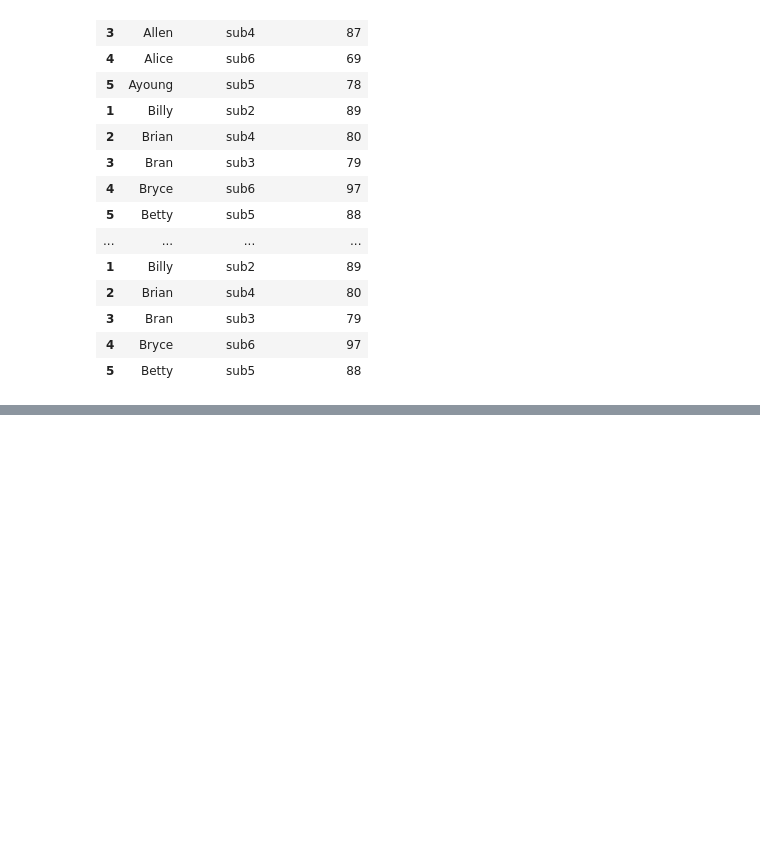
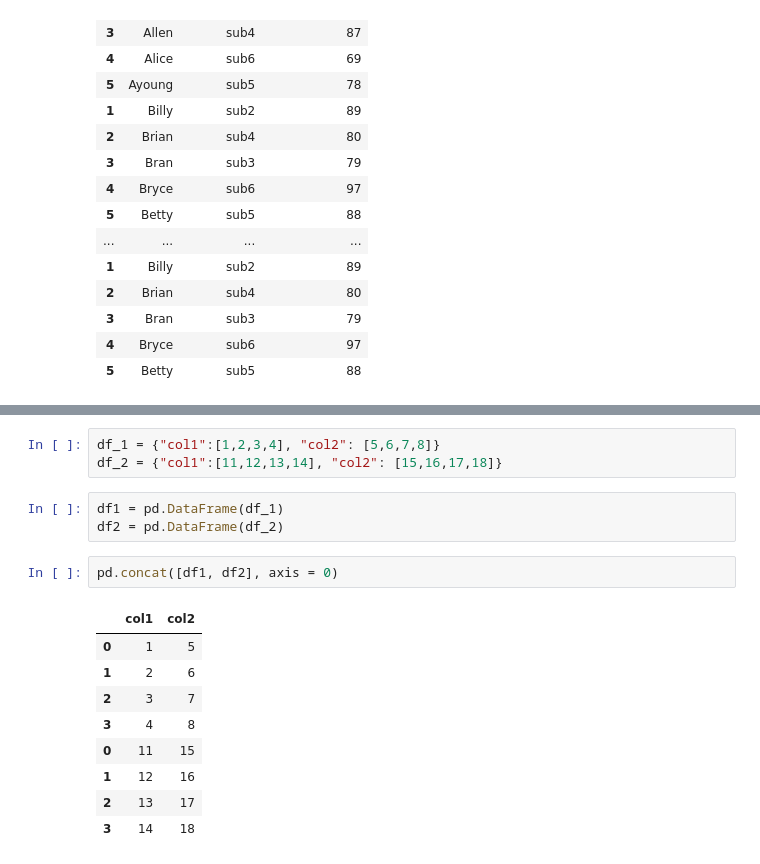
Before and after one commit to manaswikamila05/Python, a Jupyter notebook: 6. Pandas.ipynb, the cells around one changed output, grey strips where cells are left out. Cells and saved outputs as stored; diff of their text form; blank space fills up the shorter version.

```diff
--- a/6. Pandas.ipynb
+++ b/6. Pandas.ipynb
@@ -2074,0 +2091,18 @@ one.append([two,one,two])
+# %%
+df_1 = {"col1":[1,2,3,4], "col2": [5,6,7,8]}
+df_2 = {"col1":[11,12,13,14], "col2": [15,16,17,18]}
+# %%
+df1 = pd.DataFrame(df_1)
+df2 = pd.DataFrame(df_2)
+# %%
+pd.concat([df1, df2], axis = 0)
+# %% [output]
+|  | col1 | col2 |
+| 0 | 1 | 5 |
+| 1 | 2 | 6 |
+| 2 | 3 | 7 |
+| 3 | 4 | 8 |
+| 0 | 11 | 15 |
+| 1 | 12 | 16 |
+| 2 | 13 | 17 |
+| 3 | 14 | 18 |
```
Also changed, not shown: parts of 31 cells of this notebook.
